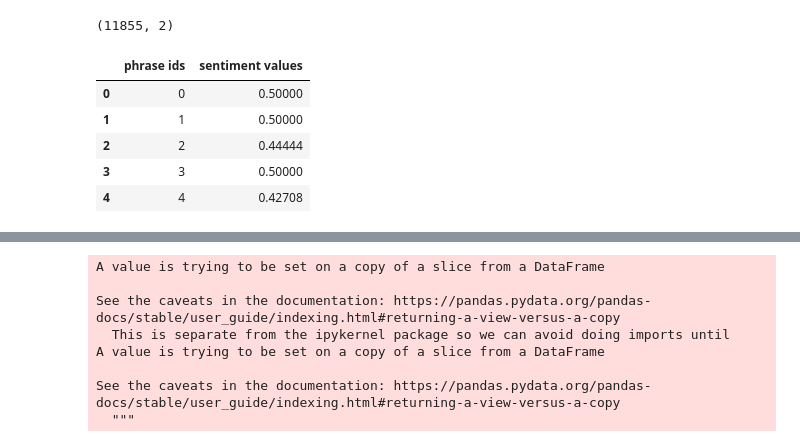
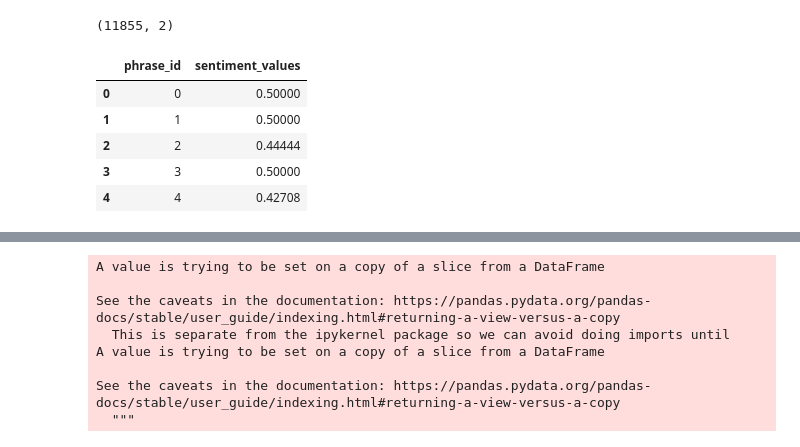
Before and after one commit to sunny9sinha/TSAI_Session_7, a Jupyter notebook: Session7_Assignment_1.ipynb, the cells around one changed output, grey strips where cells are left out. Drawn from its saved outputs; the diff is of its cells as text; code cells hidden in the pictures.

```diff
--- a/Session7_Assignment_1.ipynb
+++ b/Session7_Assignment_1.ipynb
@@ -66,10 +66,10 @@ sentences.shape
 # %% [output]
 (11855, 2)
 # %%
-sentiment = pd.read_csv('/content/drive/MyDrive/Colab Notebooks/Session5/stanfordSentimentTreebank/sentiment_labels.txt',sep='|')
+sentiment = pd.read_csv('/content/drive/MyDrive/Colab Notebooks/Session5/stanfordSentimentTreebank/sentiment_labels.txt',sep='|',skiprows=[0],names=['phrase_id','sentiment_values'])
 sentiment.head()
 # %% [output]
-|  | phrase ids | sentiment values |
+|  | phrase_id | sentiment_values |
 | 0 | 0 | 0.50000 |
 | 1 | 1 | 0.50000 |
 | 2 | 2 | 0.44444 |
```
Also changed, not shown: parts of 21 cells of this notebook.
